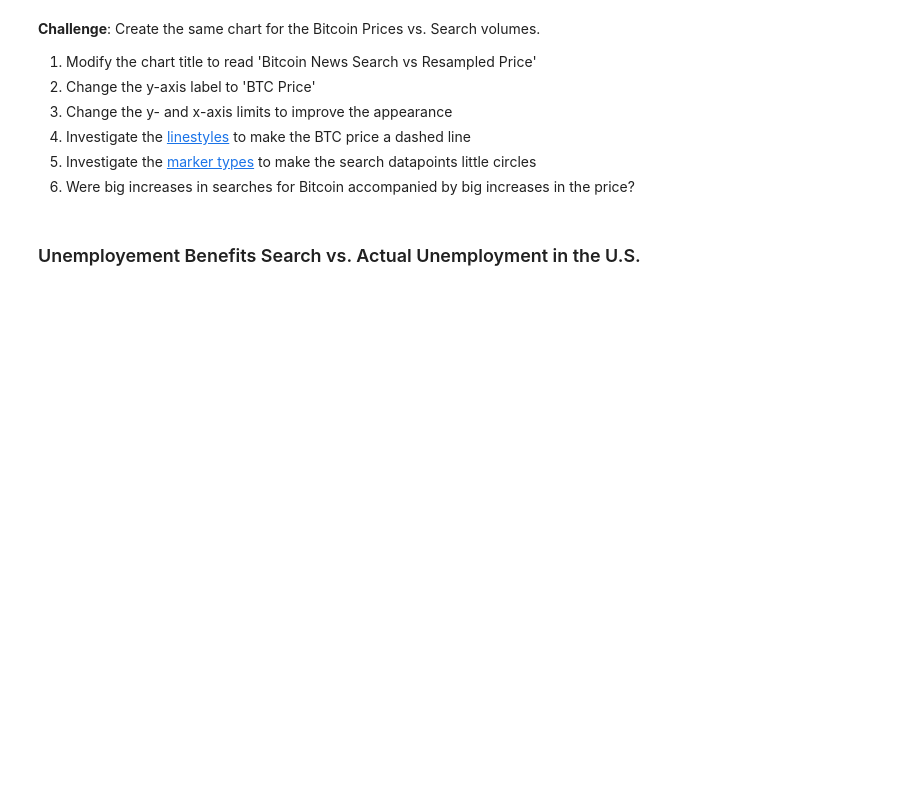
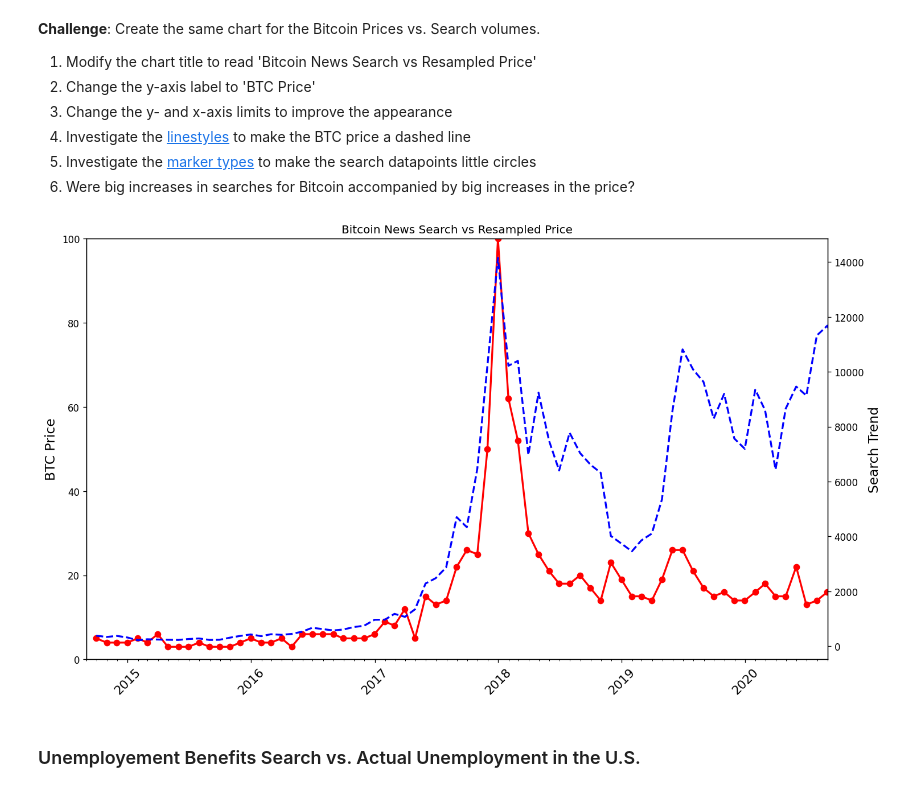
Before and after one commit to ACEKaito1412/100DaysOfCodingPython, a Jupyter notebook: day_75/Google Trends and Data Visualisation (start).ipynb, the cells around one changed output. Cells and saved outputs as stored; diff of their text form; code cells hidden in the pictures; blank space fills up the shorter version.

```diff
--- a/day_75/Google Trends and Data Visualisation (start).ipynb
+++ b/day_75/Google Trends and Data Visualisation (start).ipynb
@@ -325,6 +326,29 @@ How to add tick formatting for dates on the x-axis.
 4. Investigate the [linestyles](https://matplotlib.org/3.2.1/api/_as_gen/matplotlib.pyplot.plot.html ) to make the BTC price a dashed line <br>
 5. Investigate the [marker types](https://matplotlib.org/3.2.1/api/markers_api.html) to make the search datapoints little circles <br>
 6. Were big increases in searches for Bitcoin accompanied by big increases in the price?
+# %%
+plt.figure(figsize=(14,8), dpi = 120)
+plt.title("Bitcoin News Search vs Resampled Price")
+plt.xticks(fontsize=13, rotation=45)
+
+ax1 = plt.gca()
+ax2 = ax1.twinx()
+
+ax1.set_ylabel("BTC Price", fontsize=14)
+ax2.set_ylabel("Search Trend", fontsize=14)
+
+ax1.xaxis.set_major_locator(years)
+ax1.xaxis.set_major_formatter(years_fmt)
+ax1.xaxis.set_minor_locator(months)
+
+ax1.set_ylim([0,100])
+ax1.set_xlim([df_btc_search.MONTH.min(), df_btc_search.MONTH.max()])
+
+ax1.plot(df_btc_monthly.index, df_btc_search.BTC_NEWS_SEARCH, color='red', linewidth=2, marker='o')
+ax2.plot(df_btc_monthly.index, df_btc_monthly.CLOSE, color='blue', linewidth=2, linestyle='dashed')
+plt.show()
+# %% [output]
+[figure, added]
 # %% [markdown]
 ### Unemployement Benefits Search vs. Actual Unemployment in the U.S.
 # %% [markdown]
```
Also changed, not shown: parts of 9 cells of this notebook, 2 other files.
